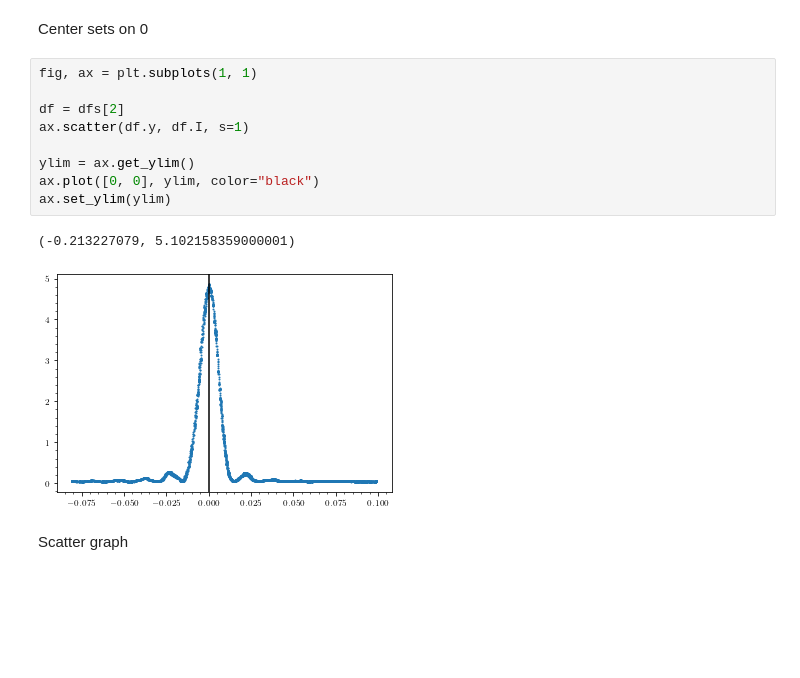
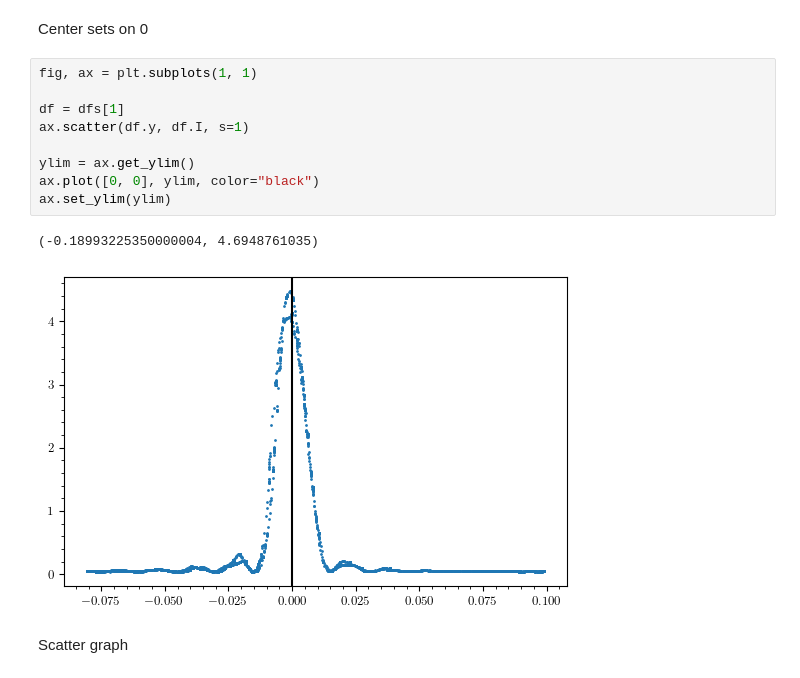
Before and after one commit to Vayxen/Lab2-Ottica-1, a Jupyter notebook: code/slit_0.04.ipynb, the cells around one changed output. Drawn from its saved outputs; the diff is of its cells as text; blank space fills up the shorter version.

```diff
--- a/code/slit_0.04.ipynb
+++ b/code/slit_0.04.ipynb
@@ -51,15 +51,15 @@ Center sets on 0
 # %%
 fig, ax = plt.subplots(1, 1)
 
-df = dfs[2]
+df = dfs[1]
 ax.scatter(df.y, df.I, s=1)
 
 ylim = ax.get_ylim()
 ax.plot([0, 0], ylim, color="black")
 ax.set_ylim(ylim)
 # %% [output]
-(-0.213227079, 5.102158359000001)
+(-0.18993225350000004, 4.6948761035)
-[figure, old version]
+[figure, new version]
 # %% [markdown]
 Scatter graph
 # %%
```
Also changed, not shown: parts of 5 cells of this notebook, 11 other files.
